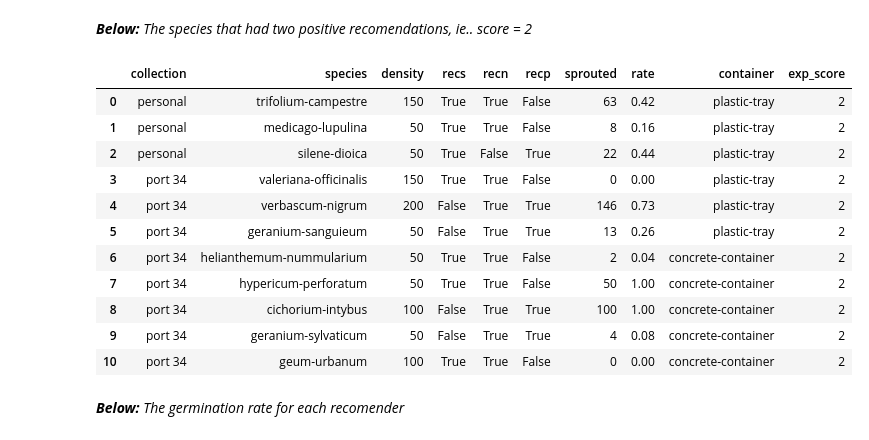
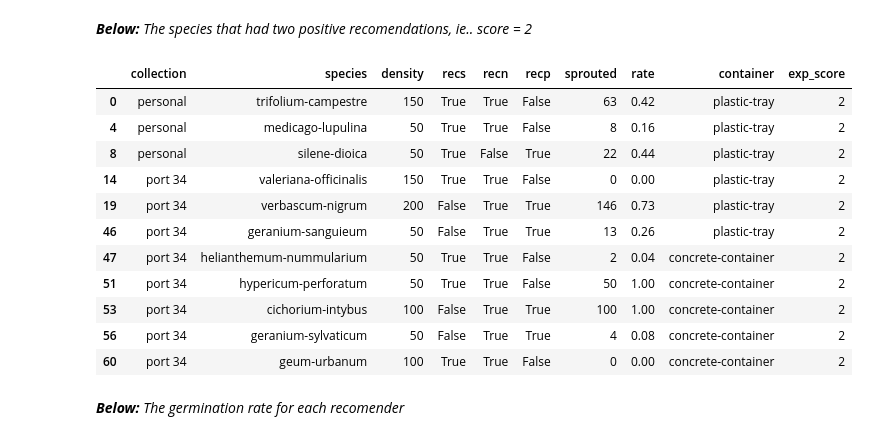
Before and after one commit to thorerismann/flora-buckets, a Jupyter notebook: germination.ipynb, the cells around one changed output. Cells and saved outputs as stored; diff of their text form; code cells hidden in the pictures.

```diff
--- a/germination.ipynb
+++ b/germination.ipynb
@@ -464,23 +509,26 @@ experts_display.groupby(["exp_score"], as_index=False).agg({"rate":"mean", "spec
 # %%
 cols_of_i = ["species", *rcmndrs, "rate", "exp_score"]
 
-# two positive expected values
+# get records with two positive recs
 two_opinions = experts_display[experts_display.exp_score == 2].copy()
-two_opinions[cols_of_i[:-1]]
+
+#grab relevant columns within records with two positive recs, reset index, display
+two_opinions[cols_of_i[:]]
 two_opinions.reset_index(drop = True)
+two_opinions
 # %% [output]
 |  | collection | species | density | recs | recn | recp | sprouted | rate | container | exp_score |
 | 0 | personal | trifolium-campestre | 150 | True | True | False | 63 | 0.42 | plastic-tray | 2 |
-| 1 | personal | medicago-lupulina | 50 | True | True | False | 8 | 0.16 | plastic-tray | 2 |
-| 2 | personal | silene-dioica | 50 | True | False | True | 22 | 0.44 | plastic-tray | 2 |
-| 3 | port 34 | valeriana-officinalis | 150 | True | True | False | 0 | 0.00 | plastic-tray | 2 |
-| 4 | port 34 | verbascum-nigrum | 200 | False | True | True | 146 | 0.73 | plastic-tray | 2 |
-| 5 | port 34 | geranium-sanguieum | 50 | False | True | True | 13 | 0.26 | plastic-tray | 2 |
-| 6 | port 34 | helianthemum-nummularium | 50 | True | True | False | 2 | 0.04 | concrete-container | 2 |
-| 7 | port 34 | hypericum-perforatum | 50 | True | True | False | 50 | 1.00 | concrete-container | 2 |
-| 8 | port 34 | cichorium-intybus | 100 | False | True | True | 100 | 1.00 | concrete-container | 2 |
-| 9 | port 34 | geranium-sylvaticum | 50 | False | True | True | 4 | 0.08 | concrete-container | 2 |
-| 10 | port 34 | geum-urbanum | 100 | True | True | False | 0 | 0.00 | concrete-container | 2 |
+| 4 | personal | medicago-lupulina | 50 | True | True | False | 8 | 0.16 | plastic-tray | 2 |
+| 8 | personal | silene-dioica | 50 | True | False | True | 22 | 0.44 | plastic-tray | 2 |
+| 14 | port 34 | valeriana-officinalis | 150 | True | True | False | 0 | 0.00 | plastic-tray | 2 |
+| 19 | port 34 | verbascum-nigrum | 200 | False | True | True | 146 | 0.73 | plastic-tray | 2 |
+| 46 | port 34 | geranium-sanguieum | 50 | False | True | True | 13 | 0.26 | plastic-tray | 2 |
+| 47 | port 34 | helianthemum-nummularium | 50 | True | True | False | 2 | 0.04 | concrete-container | 2 |
+| 51 | port 34 | hypericum-perforatum | 50 | True | True | False | 50 | 1.00 | concrete-container | 2 |
+| 53 | port 34 | cichorium-intybus | 100 | False | True | True | 100 | 1.00 | concrete-container | 2 |
+| 56 | port 34 | geranium-sylvaticum | 50 | False | True | True | 4 | 0.08 | concrete-container | 2 |
+| 60 | port 34 | geum-urbanum | 100 | True | True | False | 0 | 0.00 | concrete-container | 2 |
 # %% [markdown]
 *__Below:__ The germination rate for each recomender*
 # %%
```
Also changed, not shown: parts of 9 cells of this notebook, 8 other files.
